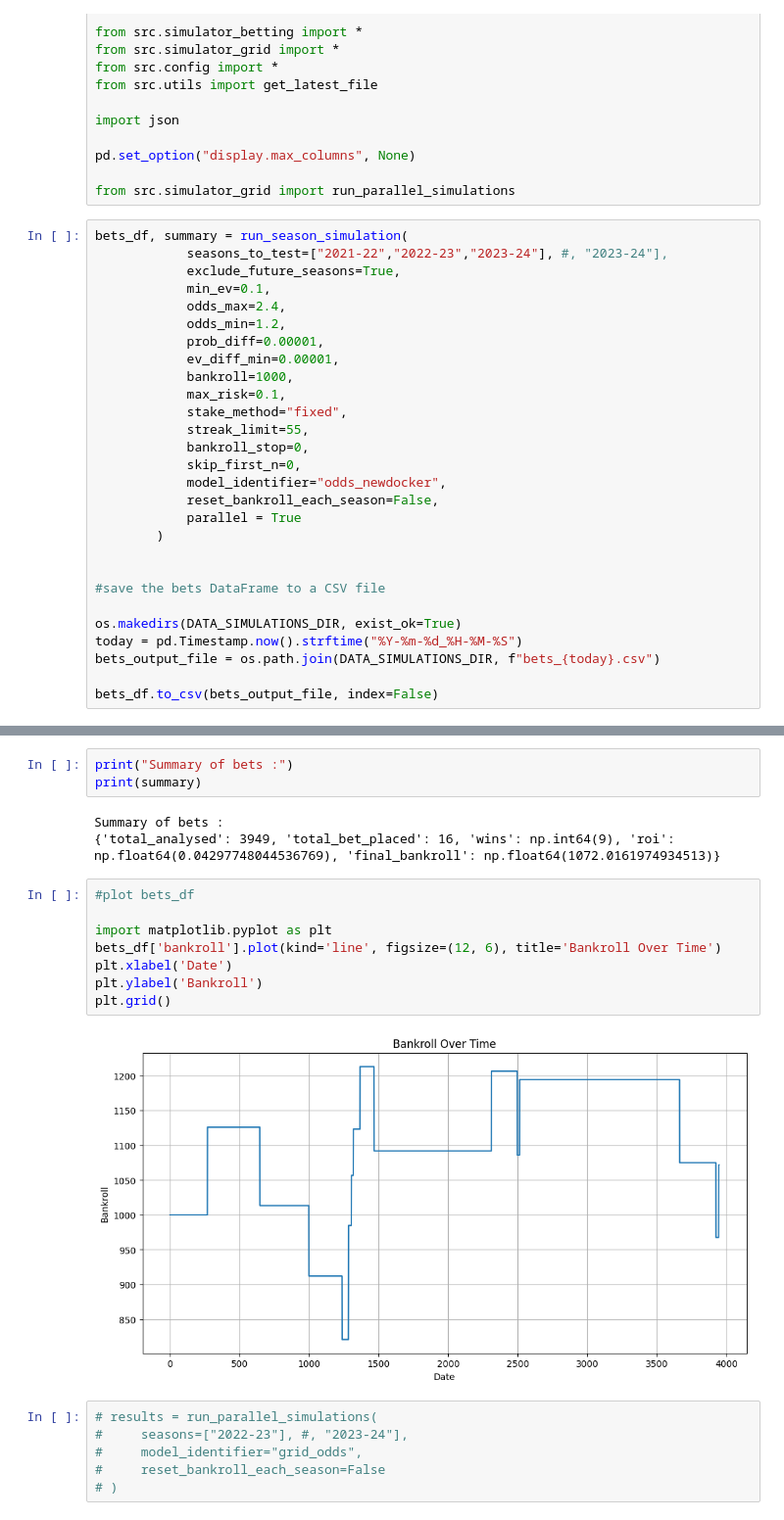
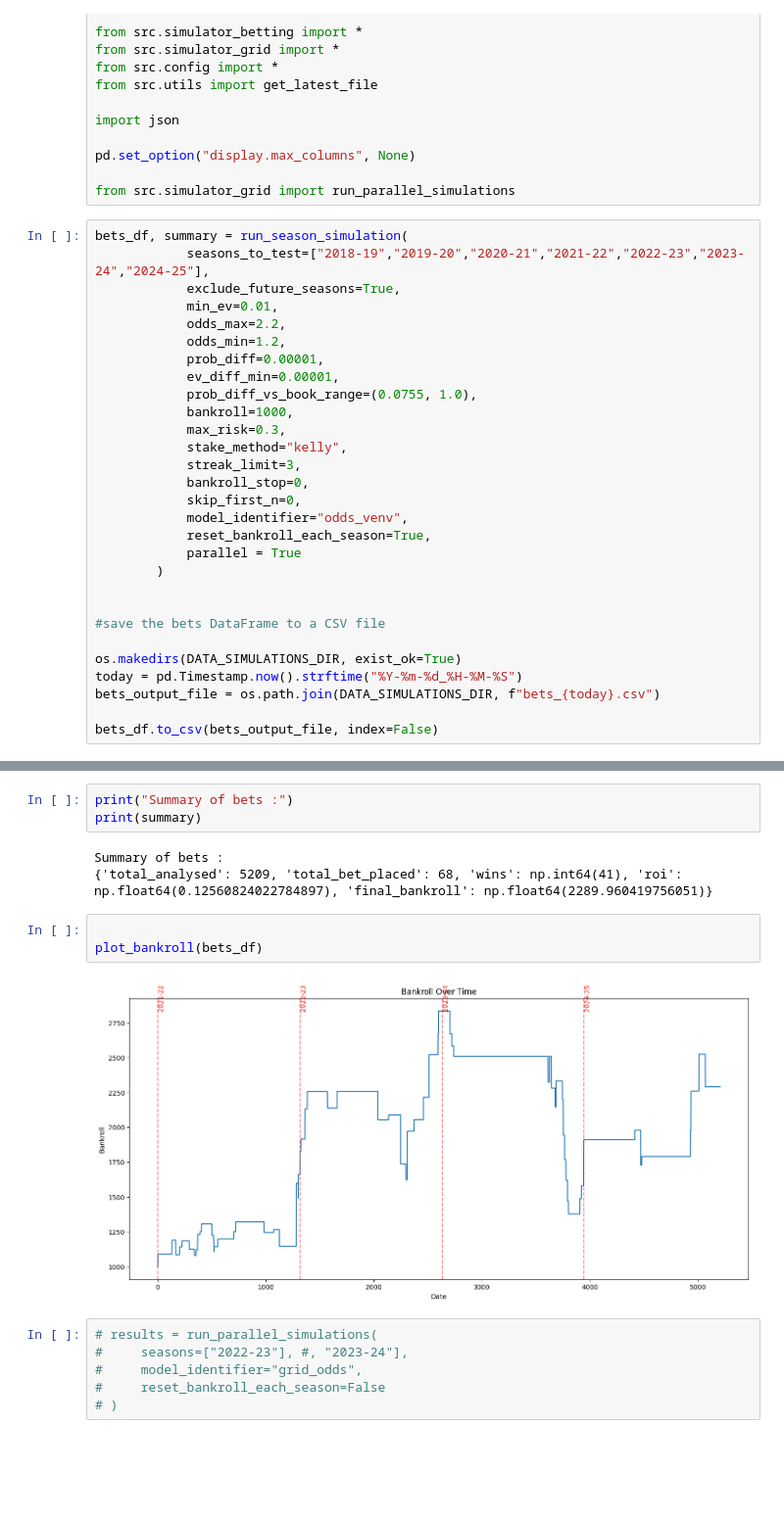
Before and after one commit to SirGenkii/NBA_Predictor, a Jupyter notebook: 09_betting_simulation.ipynb, the cells around one changed output, grey strips where cells are left out. Shown: that part at 98% size. Saved outputs shown, nothing was run; the diff lists cells and outputs as text; blank space fills up the shorter version.

Commit message:
visualisation on bets

```diff
--- a/09_betting_simulation.ipynb
+++ b/09_betting_simulation.ipynb
@@ -33,21 +33,22 @@ pd.set_option("display.max_columns", None)
 from src.simulator_grid import run_parallel_simulations
 # %%
 bets_df, summary = run_season_simulation(
-            seasons_to_test=["2021-22","2022-23","2023-24"], #, "2023-24"],
+            seasons_to_test=["2018-19","2019-20","2020-21","2021-22","2022-23","2023-24","2024-25"],
             exclude_future_seasons=True,
-            min_ev=0.1,
-            odds_max=2.4,
+            min_ev=0.01,
+            odds_max=2.2,
             odds_min=1.2,
             prob_diff=0.00001,
             ev_diff_min=0.00001,
+            prob_diff_vs_book_range=(0.0755, 1.0),
             bankroll=1000,
-            max_risk=0.1,
-            stake_method="fixed",
-            streak_limit=55,
+            max_risk=0.3,
+            stake_method="kelly",
+            streak_limit=3,
             bankroll_stop=0,
             skip_first_n=0,
-            model_identifier="odds_newdocker",
-            reset_bankroll_each_season=False,
+            model_identifier="odds_venv",
+            reset_bankroll_each_season=True,
             parallel = True
         )
 
@@ -82,17 +83,12 @@ print("Summary of bets :")
 print(summary)
 # %% [output]
 Summary of bets :
-{'total_analysed': 3949, 'total_bet_placed': 16, 'wins': np.int64(9), 'roi': np.float64(0.04297748044536769), 'final_bankroll': np.float64(1072.0161974934513)}
+{'total_analysed': 5209, 'total_bet_placed': 68, 'wins': np.int64(41), 'roi': np.float64(0.12560824022784897), 'final_bankroll': np.float64(2289.960419756051)}
 # %%
-#plot bets_df
 
-import matplotlib.pyplot as plt
-bets_df['bankroll'].plot(kind='line', figsize=(12, 6), title='Bankroll Over Time')
-plt.xlabel('Date')
-plt.ylabel('Bankroll')
-plt.grid()
+plot_bankroll(bets_df)
 # %% [output]
-[figure, old version]
+[figure, new version]
 # %%
 # results = run_parallel_simulations(
 #     seasons=["2022-23"], #, "2023-24"],
```
Also changed, not shown: parts of 5 cells of this notebook, 21 other files.
